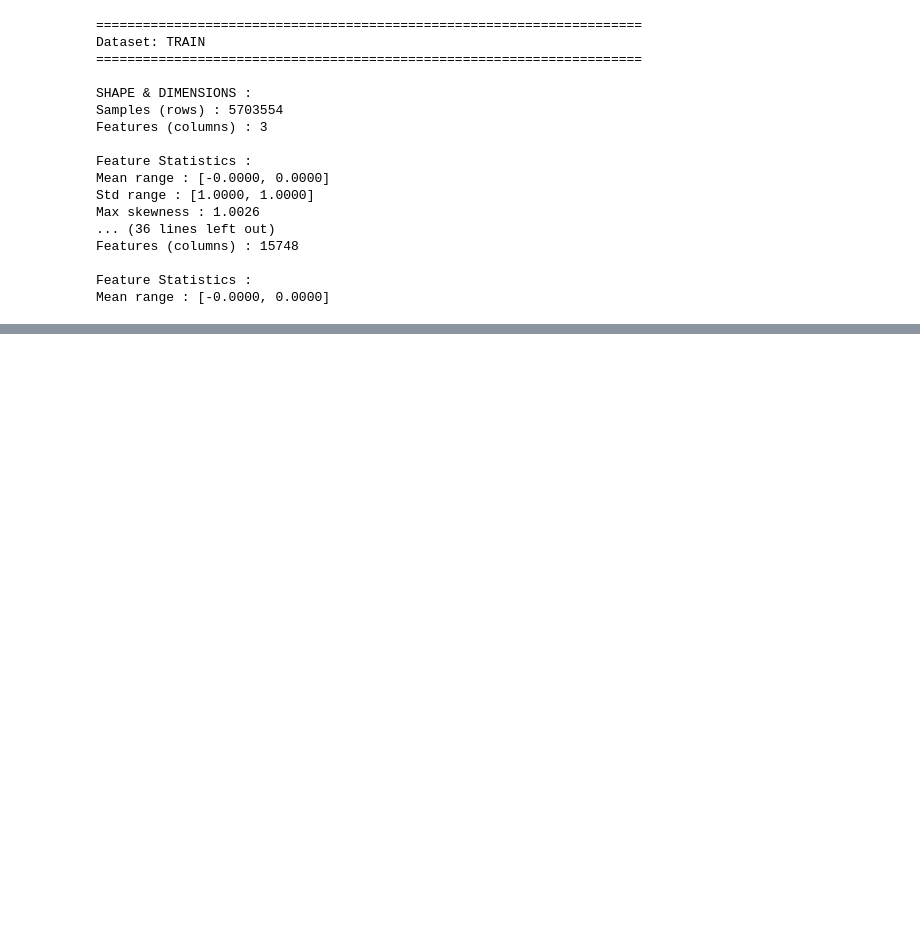
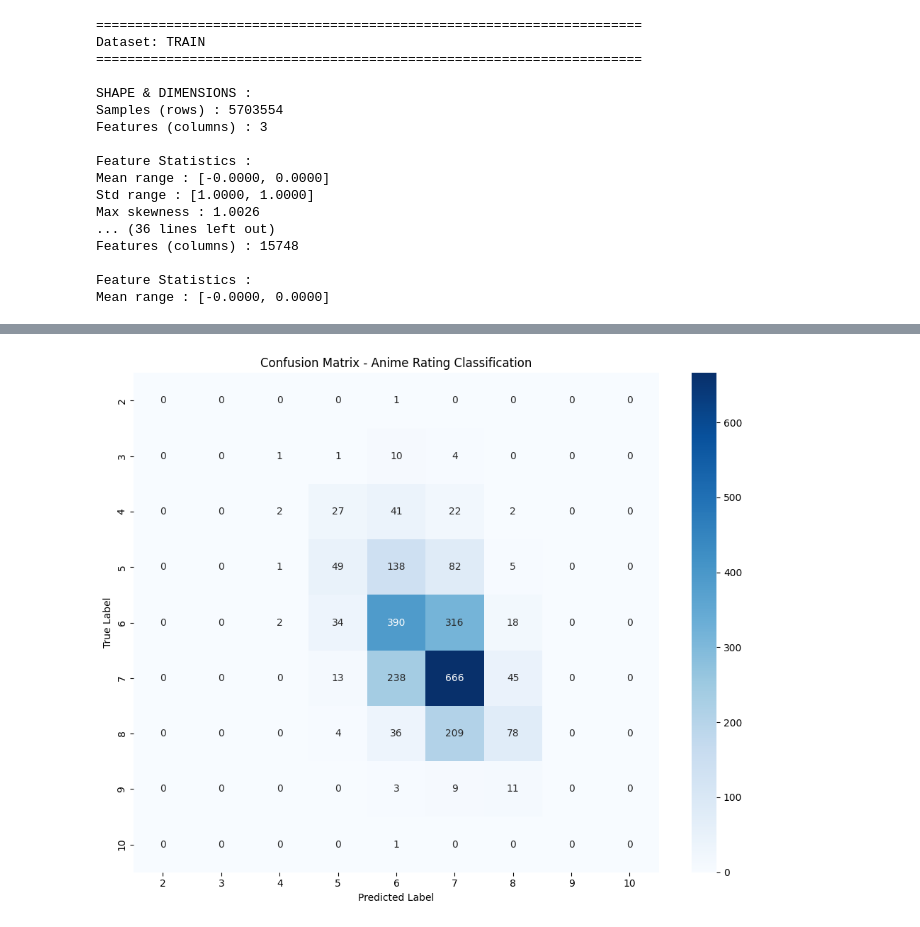
Before and after one commit to mneo823/25_NM_TM_PTDS_Classification_Project, a Jupyter notebook: model.ipynb, the cells around one changed output, grey strips where cells are left out. Cells and saved outputs as stored; diff of their text form; code cells hidden in the pictures; blank space fills up the shorter version.

Commit message:
Regression, NLP & Classification - to enable StrmLit

```diff
--- a/model.ipynb
+++ b/model.ipynb
@@ -1058,0 +1233,85 @@ Mean range : [-0.0000, 0.0000]
+# %%
+from sklearn.feature_extraction.text import TfidfVectorizer
+from sklearn.linear_model import LogisticRegression
+from sklearn.metrics import accuracy_score, classification_report, confusion_matrix
+import seaborn as sns
+
+# NLP & Classification for Rating Prediction on Train/Test Scaled Data
+
+# Prepare anime data with text features for rating classification
+anime_clean_rating = results['anime_clean'].copy()
+
+# Create text features from anime name and genre
+anime_clean_rating['text_features'] = anime_clean_rating['name'] + ' ' + anime_clean_rating['genre'].fillna('')
+
+# Use actual rating values (no grouping)
+anime_rating_classified = anime_clean_rating[anime_clean_rating['rating'].notna()].copy()
+
+# Prepare features and target
+X_rating_text = anime_rating_classified['text_features']
+y_rating = anime_rating_classified['rating']
+
+# Round ratings to nearest integer for classification
+y_rating_encoded = np.round(y_rating).astype(int)
+
+# Encode target labels
+le_rating = LabelEncoder()
+y_rating_encoded = le_rating.fit_transform(y_rating_encoded)
+
+print("="*60)
+print("Anime Rating Prediction using NLP & Classification")
+print("="*60)
+print(f"\nRating Classes: {le_rating.classes_}")
+print(f"Total Samples: {len(X_rating_text)}")
+print(f"Class Distribution:\n{pd.Series(y_rating_encoded).value_counts().sort_index()}\n")
+
+# Split data for validation
+X_train_rating, X_test_rating, y_train_rating, y_test_rating = train_test_split(
+    X_rating_text, y_rating_encoded, test_size=0.2, random_state=42, stratify=y_rating_encoded
+)
+
+# Apply TF-IDF Vectorization
+tfidf_rating = TfidfVectorizer(max_features=2000, ngram_range=(1, 2), min_df=2, max_df=0.8)
+X_train_tfidf_rating = tfidf_rating.fit_transform(X_train_rating)
+X_test_tfidf_rating = tfidf_rating.transform(X_test_rating)
+
+print(f"TF-IDF Vector Shape (Train): {X_train_tfidf_rating.shape}")
+print(f"TF-IDF Vector Shape (Test): {X_test_tfidf_rating.shape}\n")
+
+# Train Logistic Regression Classifier for Rating Prediction
+classifier_rating = LogisticRegression(max_iter=1000, random_state=42, multi_class='multinomial')
+classifier_rating.fit(X_train_tfidf_rating, y_train_rating)
+
+# Make predictions
+y_train_pred_rating = classifier_rating.predict(X_train_tfidf_rating)
+y_test_pred_rating = classifier_rating.predict(X_test_tfidf_rating)
+
+# Evaluate model
+train_acc_rating = accuracy_score(y_train_rating, y_train_pred_rating)
+test_acc_rating = accuracy_score(y_test_rating, y_test_pred_rating)
+
+print("="*60)
+print("Model Performance for Anime Rating Classification")
+print("="*60)
+print(f"Training Accuracy: {train_acc_rating:.4f}")
+print(f"Testing Accuracy: {test_acc_rating:.4f}\n")
+
+# Classification report
+print("Classification Report:")
+print(classification_report(y_test_rating, y_test_pred_rating,
+                           target_names=[str(c) for c in le_rating.classes_]))
+
+# Confusion matrix
+cm_rating = confusion_matrix(y_test_rating, y_test_pred_rating)
+
+# Visualize confusion matrix
+fig, ax = plt.subplots(figsize=(10, 8))
+sns.heatmap(cm_rating, annot=True, fmt='d', cmap='Blues', ax=ax,
+            xticklabels=[str(c) for c in le_rating.classes_],
+            yticklabels=[str(c) for c in le_rating.classes_])
+ax.set_title('Confusion Matrix - Anime Rating Classification')
+ax.set_ylabel('True Label')
+ax.set_xlabel('Predicted Label')
+plt.tight_layout()
+plt.show()
+# %% [output]
@@ -1058,0 +1335 @@ Mean range : [-0.0000, 0.0000]
+[figure, added]
```
Also changed, not shown: parts of 47 cells of this notebook, 7 other files.
